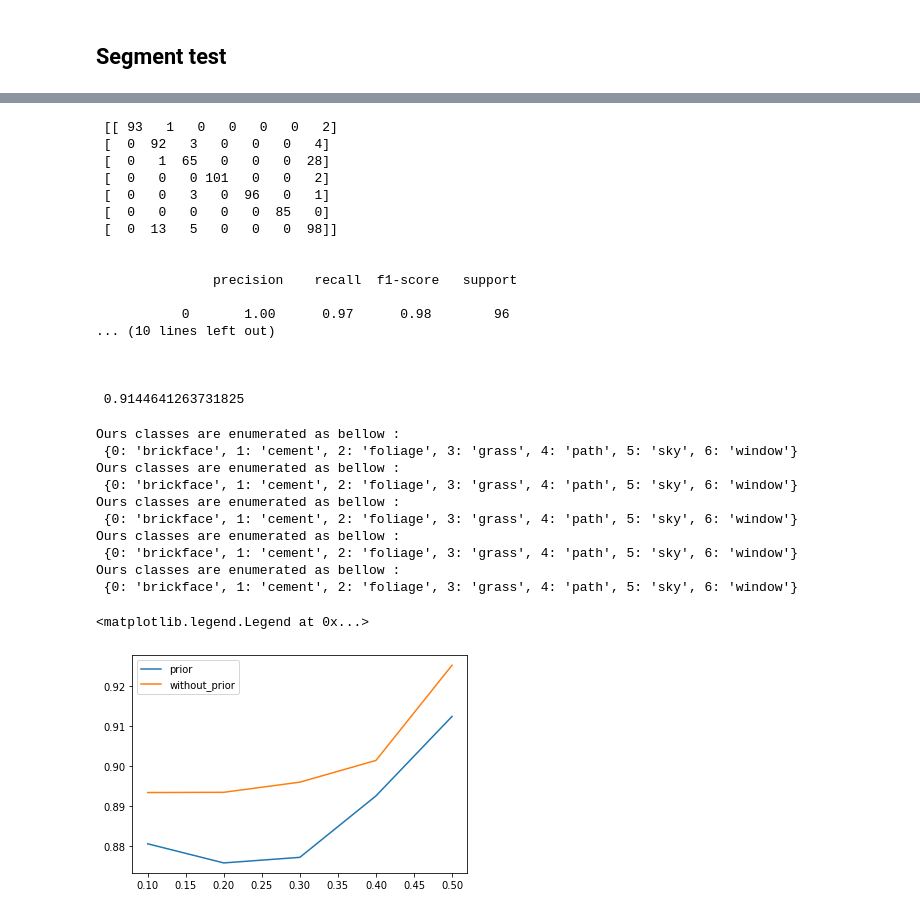
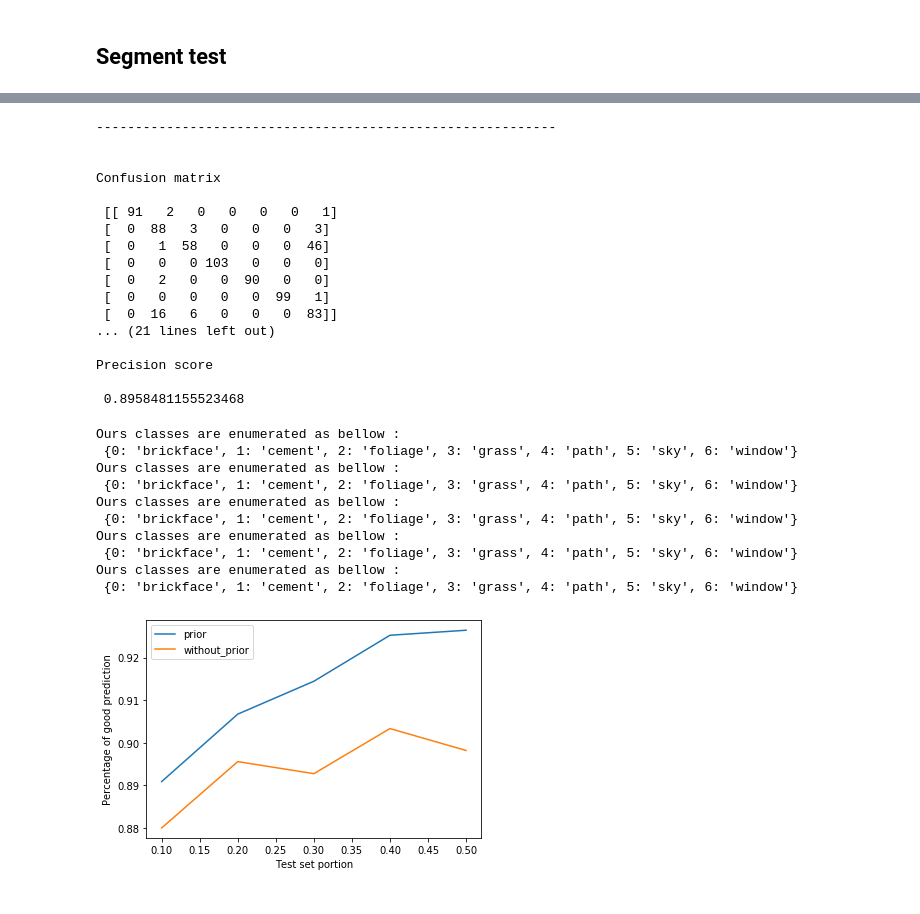
Before and after one commit to huydungasd/AOS1_project, a Jupyter notebook: Project.ipynb, the cells around one changed output, grey strips where cells are left out. Cells and saved outputs as stored; diff of their text form; code cells hidden in the pictures.

```diff
--- a/Project.ipynb
+++ b/Project.ipynb
@@ -36,8 +115,16 @@ def QDA(Xapp, zapp, mprior, df_exp, Sprior, df_cov):
                         Sprior[:, :, j].T) / (sum(zapp[:, j]) + df_cov + p + 2)
     return pi, mu, Sig
 # %%
-def QDA_without_prior(Xapp, zapp):
+def QDA_without_prior(Xapp : np.array,
+                      zapp  : np.array) -> Tuple:
+    """
+    :param Xapp: feature of training set
+    :param zapp : label of training set
+    """
+    # n : number of samples, p : number of feature, K : number of classes
     n, p, K =  Xapp.shape[0], Xapp.shape[1], zapp.shape[1]
+
+    # compute estimators of pi, mu, Sig
     pi = np.zeros(K)
     mu = np.zeros((K, p))
     B = np.zeros((p, p, n))
@@ -52,7 +139,8 @@ def QDA_without_prior(Xapp, zapp):
 
             B[:, :, i] = temp @ temp.T
 
-        Sig[:, :, j] = sum((zapp[i, j] * B[:, :, i]) for i in range(n)) / sum(zapp[:, j])
+        Sig[:, :, j] = sum((zapp[i, j] *
+                            B[:, :, i]) for i in range(n)) / sum(zapp[:, j])
     return pi, mu, Sig
 # %% [markdown]
 The function for evaluating test set `evaluation` :
@@ -287,7 +363,8 @@ prediction = np.zeros(len(cuts_off))
 prediction_without_prior = np.zeros(len(cuts_off))
 
 for i in range(len(cuts_off)):
-    Xapp_pag, Zapp_pag, Xtst_pag, Ztst_pag, mprior_pag, Sprior_pag = data_processing("dataset/page-blocks.csv")
+    Xapp_pag, Zapp_pag, Xtst_pag, Ztst_pag, mprior_pag, Sprior_pag = data_processing("dataset/page-blocks.csv",
+                                                                                    n_components_pca=8)
 
     pi_pag, mu_pag, Sig_pag = QDA(Xapp_pag, Zapp_pag, mprior_pag, df_exp_pag, Sprior_pag, df_cov_pag)
     prob_pag, pred_pag = evaluation(Xtst_pag, pi_pag, mu_pag, Sig_pag)
@@ -299,7 +376,10 @@ for i in range(len(cuts_off)):
 
 plt.plot(cuts_off, prediction)
 plt.plot(cuts_off, prediction_without_prior)
+plt.xlabel("Test set portion")
+plt.ylabel("Percentage of good prediction")
 plt.legend(["prior", "without_prior"])
+plt.show()
 # %% [output]
 Ours classes are enumerated as bellow :
  {0: 1.0, 1: 2.0, 2: 3.0, 3: 4.0, 4: 5.0}
@@ -409,7 +499,7 @@ Ours classes are enumerated as bellow :
 ## Segment test
 # %%
 Xapp_seg, Zapp_seg, Xtst_seg, Ztst_seg, mprior_seg, Sprior_seg = data_processing("dataset/segment.csv",
-                                                                                n_components_pca=18)
+                                                                                n_components_pca=17)
 
 df_exp_seg = 0.5
 df_cov_seg = Xapp_seg.shape[1] + 1
@@ -417,12 +507,15 @@ df_cov_seg = Xapp_seg.shape[1] + 1
 pi_seg, mu_seg, Sig_seg = QDA(Xapp_seg, Zapp_seg, mprior_seg, df_exp_seg, Sprior_seg, df_cov_seg)
 prob_seg, pred_seg = evaluation(Xtst_seg, pi_seg, mu_seg, Sig_seg)
 
-print('\n\n')
-print(confusion_matrix(np.argmax(Ztst_seg, axis=1), pred_seg))
-print('\n\n')
-print(classification_report(np.argmax(Ztst_seg, axis=1), pred_seg))
-print('\n\n')
-print(precision_score(np.argmax(Ztst_seg, axis=1), pred_seg, average='weighted'))
+print("-----------------------------------------------------------\n\n")
+print("Confusion matrix")
+print('\n', confusion_matrix(np.argmax(Ztst_seg, axis=1), pred_seg))
+print("-----------------------------------------------------------\n\n")
+print("Classification report")
+print('\n', classification_report(np.argmax(Ztst_seg, axis=1), pred_seg))
+print("-----------------------------------------------------------\n\n")
+print("Precision score")
+print('\n', precision_score(np.argmax(Ztst_seg, axis=1), pred_seg, average='weighted'))
 # %% [output]
 Ours classes are enumerated as bellow :
  {0: 'brickface', 1: 'cement', 2: 'foliage', 3: 'grass', 4: 'path', 5: 'sky', 6: 'window'}
@@ -446,60 +539,68 @@ pi_seg_2, mu_seg_2, Sig_seg_2 = QDA_without_prior(Xapp_seg, Zapp_seg)
 prob_seg_2, pred_seg_2 = evaluation(Xtst_seg, pi_seg_2, mu_seg_2, Sig_seg_2)
 
 
-print('\n\n', confusion_matrix(np.argmax(Ztst_seg, axis=1), pred_seg_2))
-print('\n\n', classification_report(np.argmax(Ztst_seg, axis=1), pred_seg_2))
-print('\n\n', precision_score(np.argmax(Ztst_seg, axis=1), pred_seg_2, average='weighted'))
+print("-----------------------------------------------------------\n\n")
+print("Confusion matrix")
+print('\n', confusion_matrix(np.argmax(Ztst_seg, axis=1), pred_seg_2))
+print("-----------------------------------------------------------\n\n")
+print("Classification report")
+print('\n', classification_report(np.argmax(Ztst_seg, axis=1), pred_seg_2))
+print("-----------------------------------------------------------\n\n")
+print("Precision score")
+print('\n', precision_score(np.argmax(Ztst_seg, axis=1), pred_seg_2, average='weighted'))
 # %% [output]
- [[ 93   1   0   0   0   0   2]
- [  0  92   3   0   0   0   4]
- [  0   1  65   0   0   0  28]
- [  0   0   0 101   0   0   2]
- [  0   0   3   0  96   0   1]
- [  0   0   0   0   0  85   0]
- [  0  13   5   0   0   0  98]]
+-----------------------------------------------------------
 
 
-               precision    recall  f1-score   support
+Confusion matrix
 
-           0       1.00      0.97      0.98        96
-... (10 lines left out)
+ [[ 91   2   0   0   0   0   1]
+ [  0  88   3   0   0   0   3]
+ [  0   1  58   0   0   0  46]
+ [  0   0   0 103   0   0   0]
+ [  0   2   0   0  90   0   0]
+ [  0   0   0   0   0  99   1]
+ [  0  16   6   0   0   0  83]]
+... (21 lines left out)
 
+Precision score
 
-
- 0.9144641263731825
+ 0.8958481155523468
 # %%
 cuts_off = np.array([0.1, 0.2, 0.3, 0.4, 0.5])
 prediction = np.zeros(len(cuts_off))
 prediction_without_prior = np.zeros(len(cuts_off))
 
 for i in range(len(cuts_off)):
     Xapp_seg, Zapp_seg, Xtst_seg, Ztst_seg, mprior_seg, Sprior_seg = data_processing("dataset/segment.csv",
-                                                                                n_components_pca=18)
+                                                                                n_components_pca=10)
 
     pi_seg, mu_seg, Sig_seg = QDA(Xapp_seg, Zapp_seg, mprior_seg, df_exp_seg, Sprior_seg, df_cov_seg)
     prob_seg, pred_seg = evaluation(Xtst_seg, pi_seg, mu_seg, Sig_seg)
     prediction[i] = precision_score(np.argmax(Ztst_seg, axis=1), pred_seg, average='weighted')
 
     pi_seg_2, mu_seg_2, Sig_seg_2 = QDA_without_prior(Xapp_seg, Zapp_seg)
     prob_seg_2, pred_seg_2 = evaluation(Xtst_seg, pi_seg_2, mu_seg_2, Sig_seg_2)
     prediction_without_prior[i] = precision_score(np.argmax(Ztst_seg, axis=1), pred_seg_2, average='weighted')
 
 plt.plot(cuts_off, prediction)
 plt.plot(cuts_off, prediction_without_prior)
+plt.xlabel("Test set portion")
+plt.ylabel("Percentage of good prediction")
 plt.legend(["prior", "without_prior"])
+plt.show()
 # %% [output]
 Ours classes are enumerated as bellow :
  {0: 'brickface', 1: 'cement', 2: 'foliage', 3: 'grass', 4: 'path', 5: 'sky', 6: 'window'}
 Ours classes are enumerated as bellow :
  {0: 'brickface', 1: 'cement', 2: 'foliage', 3: 'grass', 4: 'path', 5: 'sky', 6: 'window'}
 Ours classes are enumerated as bellow :
  {0: 'brickface', 1: 'cement', 2: 'foliage', 3: 'grass', 4: 'path', 5: 'sky', 6: 'window'}
 Ours classes are enumerated as bellow :
  {0: 'brickface', 1: 'cement', 2: 'foliage', 3: 'grass', 4: 'path', 5: 'sky', 6: 'window'}
 Ours classes are enumerated as bellow :
  {0: 'brickface', 1: 'cement', 2: 'foliage', 3: 'grass', 4: 'path', 5: 'sky', 6: 'window'}
-<matplotlib.legend.Legend at 0x...>
-[figure, old version]
+[figure, new version]
 # %%
 # 0.9766310415063318 1;p+20 ll
 # 0.9758926103474012 10;p+20
```
Also changed, not shown: parts of 17 cells of this notebook.
